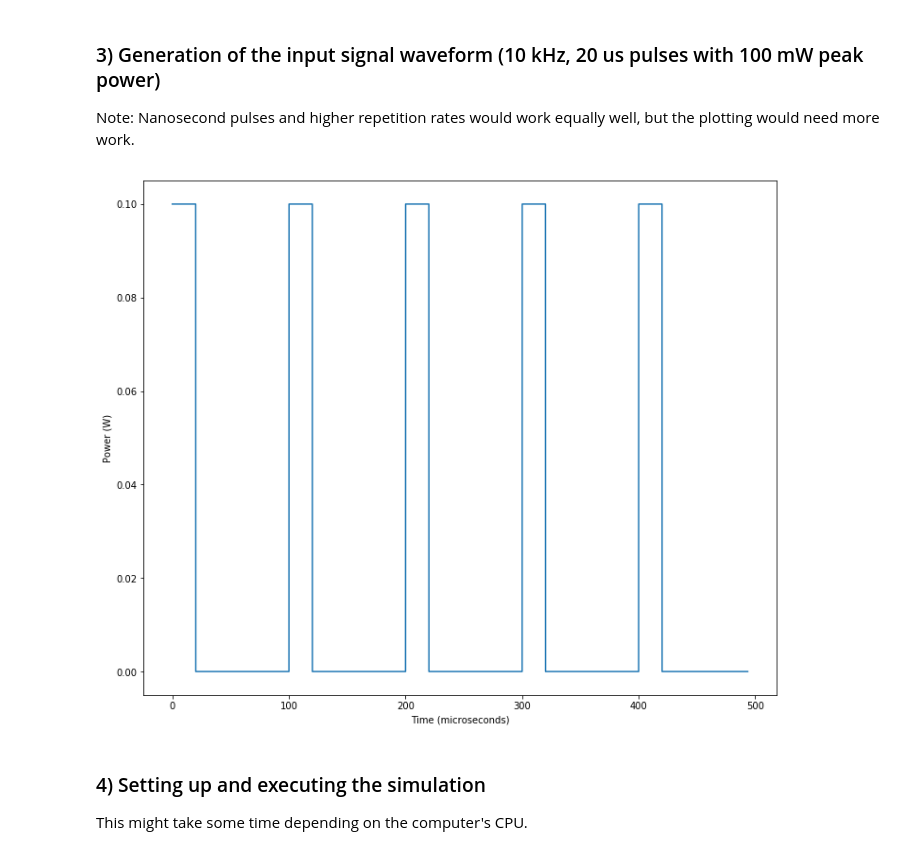
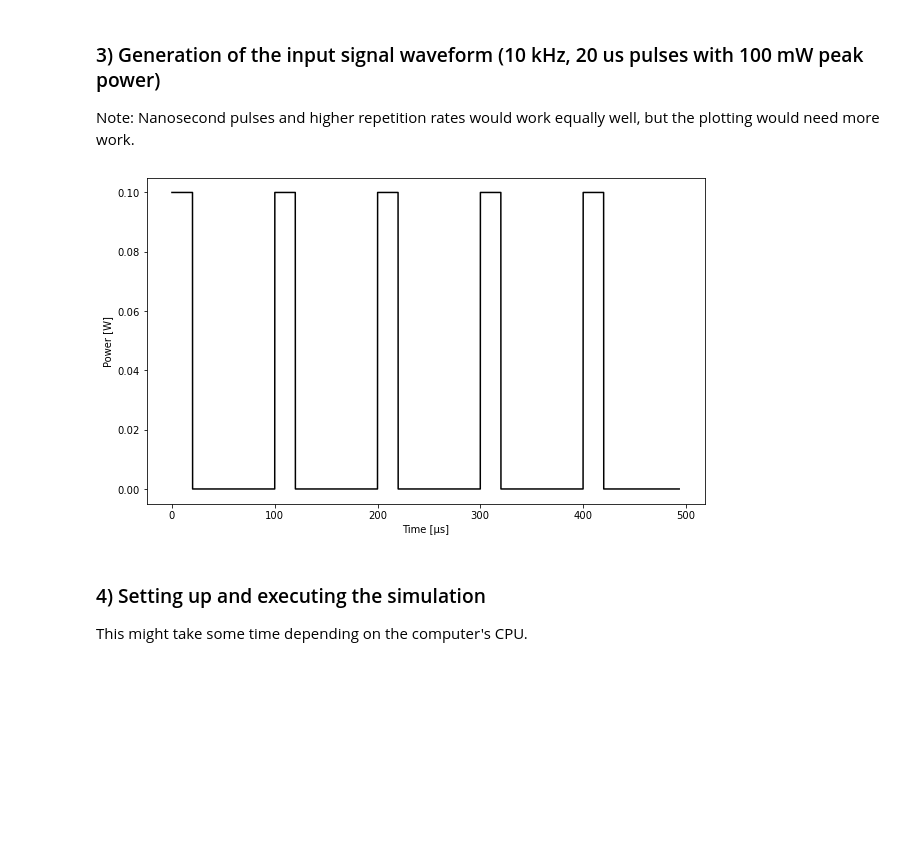
Before and after one commit to Jomiri/pyfiberamp, a Jupyter notebook: examples/Dynamic example 1 - Pulsed amplification.ipynb, the cells around one changed output. Drawn from its saved outputs; the diff is of its cells as text; code cells hidden in the pictures; blank space fills up the shorter version.

Commit message:
New tests, examples, and plotting styles

```diff
--- a/examples/Dynamic example 1 - Pulsed amplification.ipynb
+++ b/examples/Dynamic example 1 - Pulsed amplification.ipynb
@@ -14,8 +14,6 @@ import matplotlib.pyplot as plt
 from pyfiberamp.dynamic import DynamicSimulation
 from pyfiberamp.fibers import YbDopedFiber
 from pyfiberamp.helper_funcs import dynamic_time_coordinates
-# %%
-plt.rcParams["figure.figsize"] = (12,10)
 # %% [markdown]
 ### 1) Creating the fiber (1 m long, 6 um, core-pumped)
 # %%
@@ -44,15 +42,16 @@ Note: Nanosecond pulses and higher repetition rates would work equally well, but
 # %%
 rep_rate = 1e4
 duration = 20e-6
 peak_power = 0.1
 t = dynamic_time_coordinates(time_steps, spatial_nodes, yb_fiber.length)
 signal_in = peak_power * (square(2 * np.pi * t * rep_rate, duty=duration*rep_rate) + 1) / 2
-plt.plot(t*1e6, signal_in)
-plt.xlabel('Time (microseconds)')
-plt.ylabel('Power (W)')
+fig, ax = plt.subplots(figsize=(10, 6))
+ax.plot(t*1e6, signal_in, 'k')
+ax.set_xlabel('Time [μs]')
+ax.set_ylabel('Power [W]')
 plt.show()
 # %% [output]
-[figure, old version]
+[figure, new version]
 # %% [markdown]
 ### 4) Setting up and executing the simulation
 This might take some time depending on the computer's CPU.
```
Also changed, not shown: parts of 2 cells of this notebook, 23 other files.
